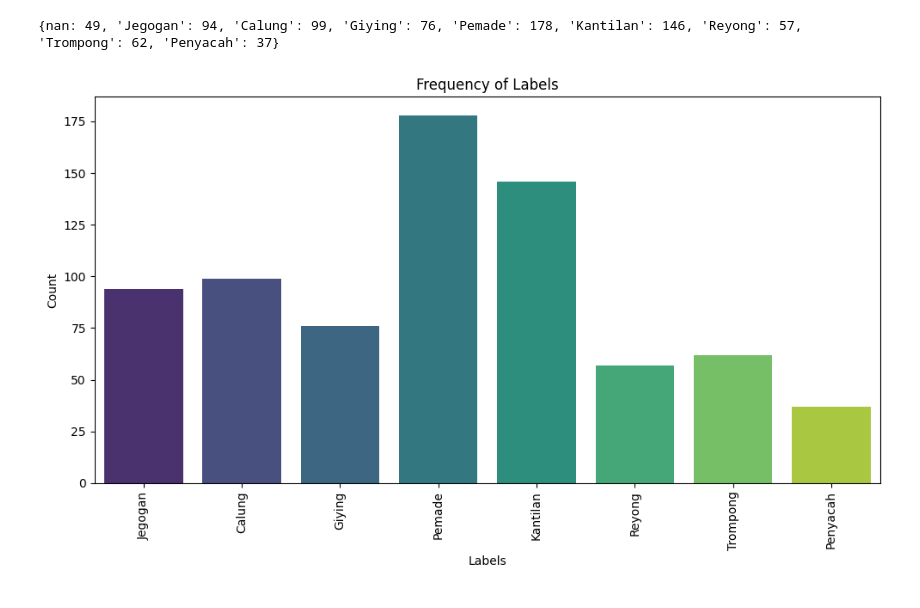
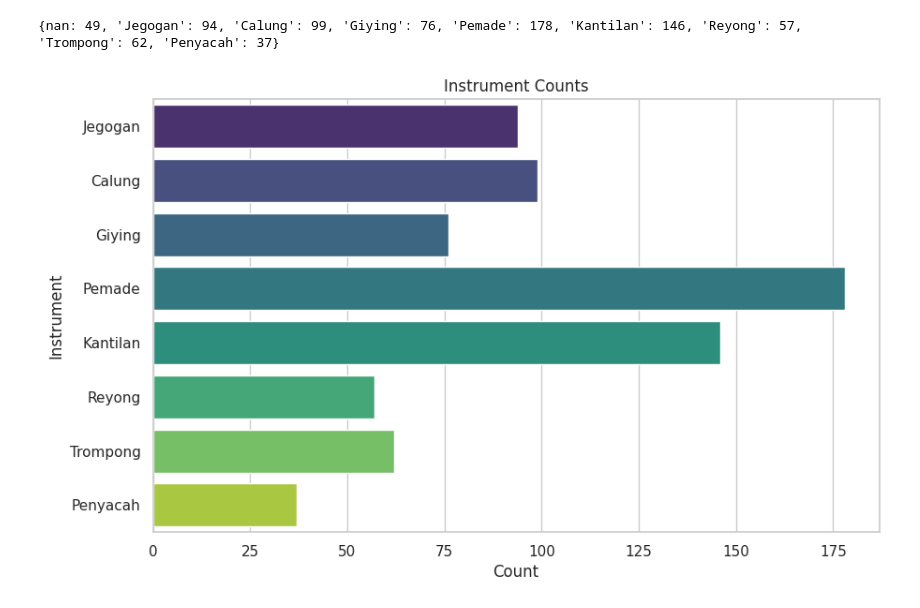
Before and after one commit to Masetto96/mir-gamelan, a Jupyter notebook: lluis.ipynb, the cells around one changed output. Saved outputs shown, nothing was run; the diff lists cells and outputs as text; code cells hidden in the pictures.

```diff
--- a/lluis.ipynb
+++ b/lluis.ipynb
@@ -24,27 +26,21 @@ def extract_instrument_counts(folder_path):
 
     # returns a dictionary with labels as keys and their counts as values
     return instruments_count
-# %%
-instruments_count = extract_instrument_counts(folder_path)
-print(instruments_count)
-# %% [output]
-{nan: 49, 'Jegogan': 94, 'Calung': 99, 'Giying': 76, 'Pemade': 178, 'Kantilan': 146, 'Reyong': 57, 'Trompong': 62, 'Penyacah': 37}
-# %%
-
-# Convert dictionary to DataFrame for seaborn
-data = pd.DataFrame({'Labels': list(instruments_count.keys()), 'Count': list(instruments_count.values())})
-
-# Plotting the data with seaborn
-plt.figure(figsize=(10, 6))
-sns.barplot(x='Labels', y='Count', data=data, palette='viridis')
-plt.xlabel('Labels')
-plt.ylabel('Count')
-plt.title('Frequency of Labels')
-plt.xticks(rotation=90)  # Rotate x-axis labels for better readability
-plt.tight_layout()
-plt.show()
-# %% [output]
-[figure, removed]
+# %%
+instruments_count = extract_instrument_counts(folder_path)
+print(instruments_count)
+
+# plot the counts with seaborn
+sns.set(style="whitegrid")
+plt.figure(figsize=(10, 6))
+ax = sns.barplot(x=list(instruments_count.values()), y=list(instruments_count.keys()), palette="viridis")
+plt.title('Instrument Counts')
+plt.xlabel('Count')
+plt.ylabel('Instrument')
+plt.show()
+# %% [output]
+{nan: 49, 'Jegogan': 94, 'Calung': 99, 'Giying': 76, 'Pemade': 178, 'Kantilan': 146, 'Reyong': 57, 'Trompong': 62, 'Penyacah': 37}
+[figure, added]
 # %%
 
 
```
Also changed, not shown: parts of 18 cells of this notebook.
